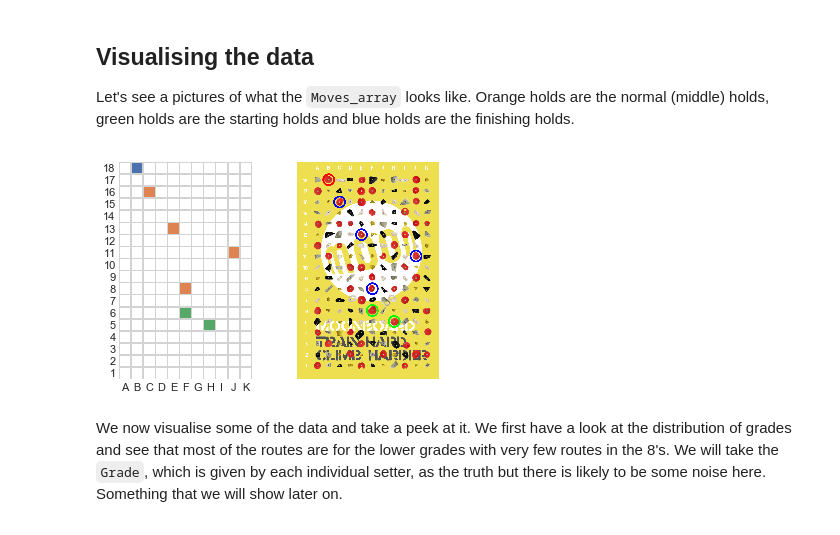
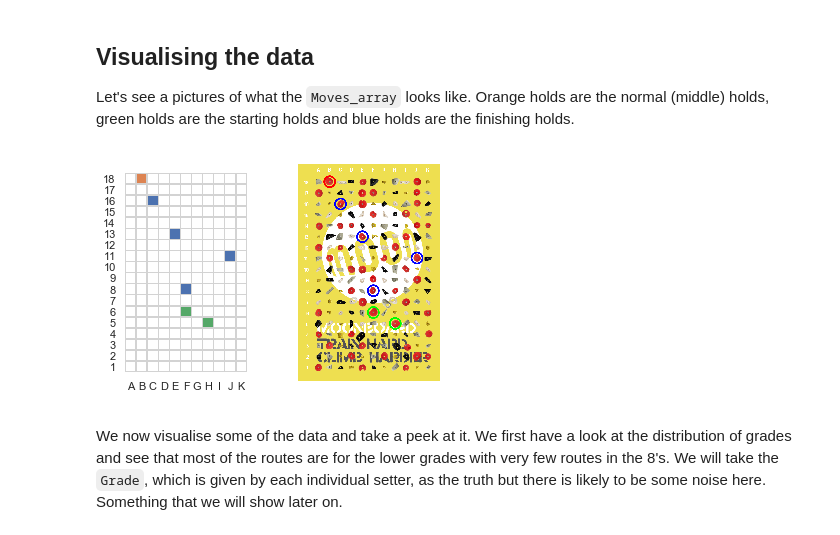
Before and after one commit to luke321321/portfolio, a Jupyter notebook: climbing/Data-cleaning-and-analysis.ipynb, the cells around one changed output. Drawn from its saved outputs; the diff is of its cells as text; code cells hidden in the pictures.

```diff
--- a/climbing/Data-cleaning-and-analysis.ipynb
+++ b/climbing/Data-cleaning-and-analysis.ipynb
@@ -214,27 +214,28 @@ Let's see a pictures of what the `Moves_array` looks like.  Orange holds are the
 # %%
 def plot_move(array):
     # takes a 3d array of moves and plots which holds are used
     with sns.axes_style("white"):
-        f, axes = plt.subplots(1, 2, gridspec_kw={'width_ratios': [1, 1.15]})
+        f, axes = plt.subplots(1, 2, gridspec_kw={'width_ratios': [1, 1.5]})
         mask = np.ones((18, 11))
         mask[np.sum(array, axis=2) != 0] = False
-        color = np.array([0, 1, -1])
+        color = np.array([-1, 1, 0])
         data = np.sum(array*color, axis=2)
 
         cmap = sns.color_palette(n_colors=4)
         # The labels A to K
         xticklabels = [chr(i) for i in range(65, 65+11)]
 
         sns.heatmap(data, linewidths=0.5, square=True, mask=mask, yticklabels=range(1, 19), xticklabels=xticklabels,
                     center=1, cbar=False, ax=axes[0], cmap=cmap, linecolor='lightgrey').invert_yaxis()
         img = mpimg.imread('REDLINE.png')
         plt.imshow(img, origin='upper')
         axes[-1].axis('off')
+#         f.savefig('REDLINE.pdf', dpi=1000, bbox_inches='tight')
 
 
 plot_move(df[df.Name == 'REDLINE'].Moves_array.iloc[0])
 # %% [output]
-[figure, old version]
+[figure, new version]
 # %% [markdown]
 We now visualise some of the data and take a peek at it.  We first have a look at the distribution of grades and see that most of the routes are for the lower grades with very few routes in the 8's. We will take the `Grade`, which is given by each individual setter, as the truth but there is likely to be some noise here.  Something that we will show later on.
 # %%
```
Also changed, not shown: parts of 2 cells of this notebook, 1 other file.
